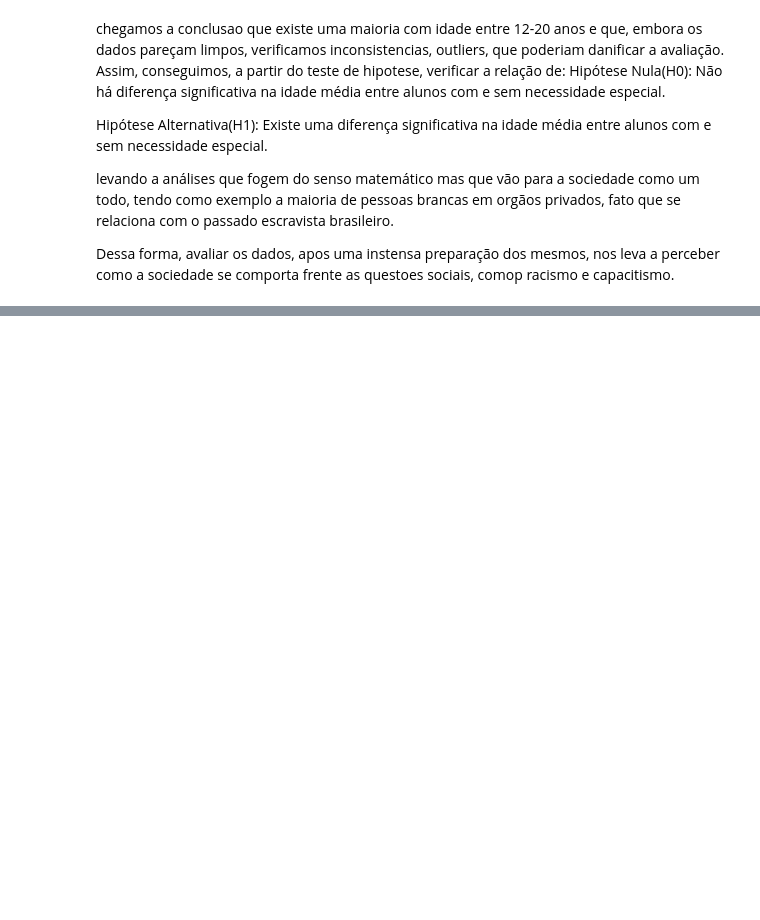
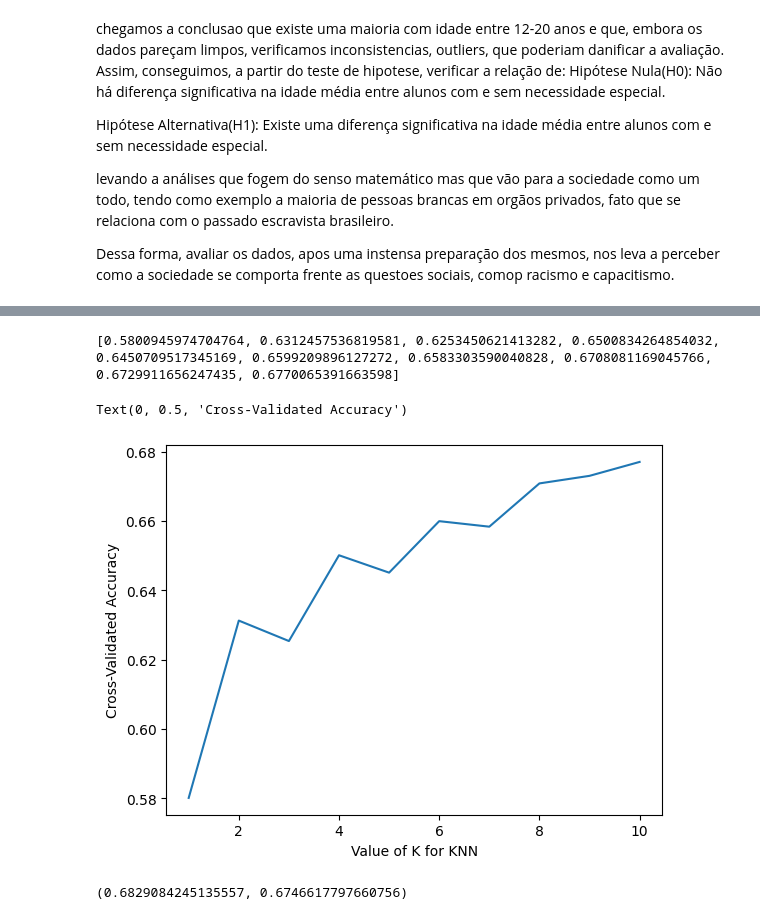
Before and after one commit to SaraEmilay/Projeto-Introdu-o-ci-ncia-de-dados, a Jupyter notebook: Projeto.ipynb, the cells around one changed output, grey strips where cells are left out. Drawn from its saved outputs; the diff is of its cells as text; code cells hidden in the pictures; blank space fills up the shorter version.

```diff
--- a/Projeto.ipynb
+++ b/Projeto.ipynb
@@ -870,0 +1018,27 @@ Dessa forma, avaliar os dados, apos uma instensa preparação dos mesmos, nos le
+# %%
+# varia o k de 1 a 30
+k_range = range(1, 11)
+
+k_scores = []
+
+for k in k_range:
+    knn = KNeighborsClassifier(n_neighbors=k)
+    scores = cross_val_score(knn, X, y, cv=10, scoring='accuracy')
+    k_scores.append(scores.mean())
+print(k_scores)
+# %% [output]
+[0.5800945974704764, 0.6312457536819581, 0.6253450621413282, 0.6500834264854032, 0.6450709517345169, 0.6599209896127272, 0.6583303590040828, 0.6708081169045766, 0.6729911656247435, 0.6770065391663598]
+# %%
+plt.plot(k_range, k_scores)
+plt.xlabel('Value of K for KNN')
+plt.ylabel('Cross-Validated Accuracy')
+# %% [output]
+Text(0, 0.5, 'Cross-Validated Accuracy')
+[figure, added]
+# %%
+model = KNeighborsClassifier(n_neighbors=13)
+y1_model = model.fit(X1, y1).predict(X1)
+y2_model = model.fit(X1, y1).predict(X2)
+accuracy_score(y1, y1_model), accuracy_score(y2, y2_model)
+# %% [output]
+(0.6829084245135557, 0.6746617797660756)
```
Also changed, not shown: parts of 31 cells of this notebook.
